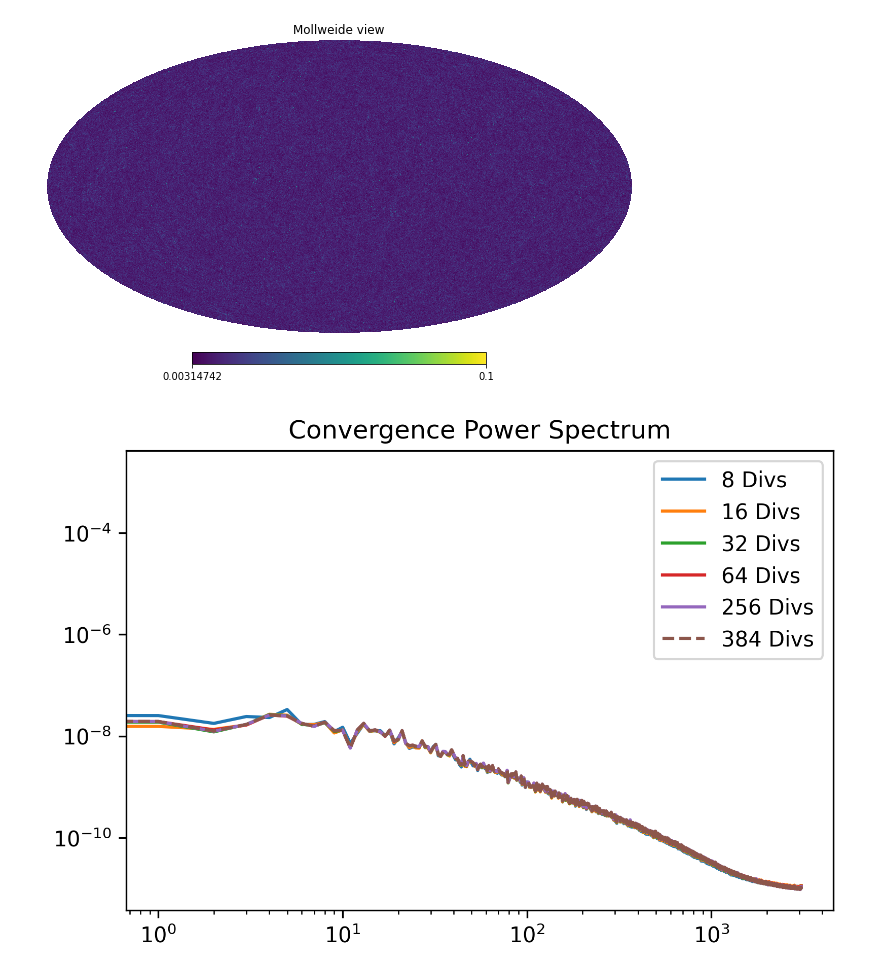
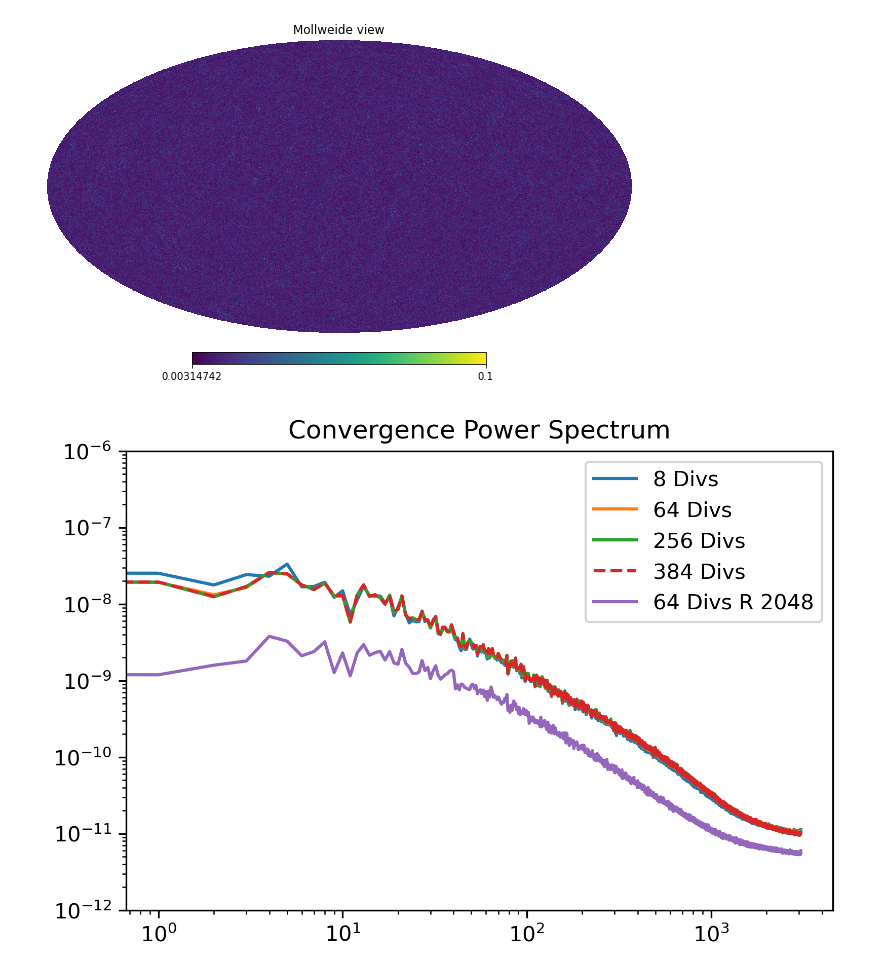
Before and after one commit to wurdahl/kSZfromPC, a Jupyter notebook: Opening-FITS.ipynb, the cells around one changed output. Drawn from its saved outputs; the diff is of its cells as text; code cells hidden in the pictures.

```diff
--- a/Opening-FITS.ipynb
+++ b/Opening-FITS.ipynb
@@ -67,13 +68,13 @@ psKDV384 = hp.sphtfunc.anafast(convergenceDV384)
 # %%
 plt.figure(dpi=300)
 plt.loglog(psKDV8);
-plt.loglog(psKDV16);
-plt.loglog(psKDV32);
 plt.loglog(psKDV64);
 plt.loglog(psKDV256);
 plt.loglog(psKDV384,"--")
-plt.legend(loc=0, labels=["8 Divs","16 Divs","32 Divs","64 Divs","256 Divs","384 Divs"])
+plt.loglog(psKDV64R2048);
+plt.legend(loc=0, labels=["8 Divs","64 Divs","256 Divs","384 Divs","64 Divs R 2048"])
 plt.title("Convergence Power Spectrum")
+plt.ylim(10**-12,10**-6)
 plt.show()
 # %% [output]
-[figure, old version]
+[figure, new version]
```
Also changed, not shown: parts of 2 cells of this notebook, 2 other files.
